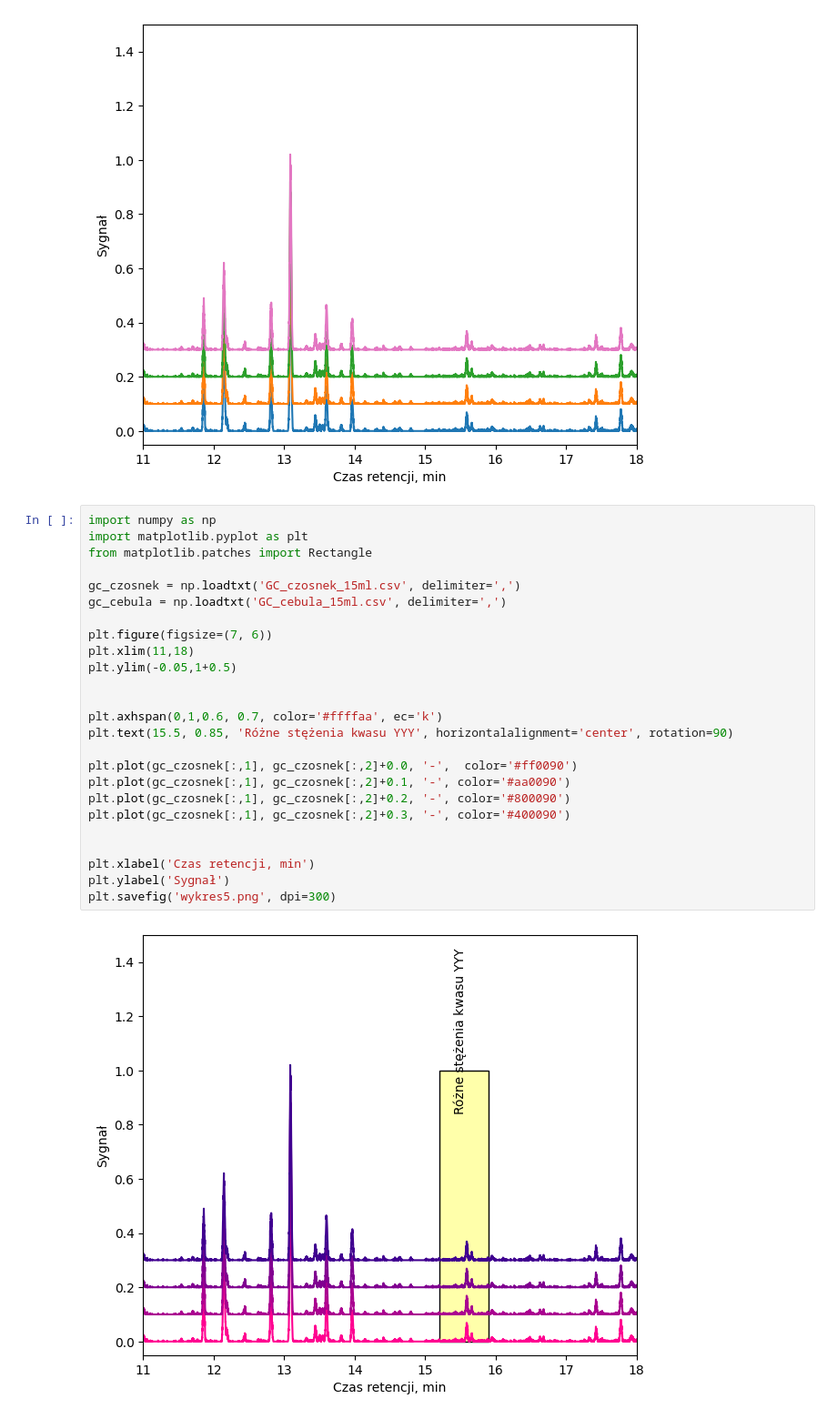
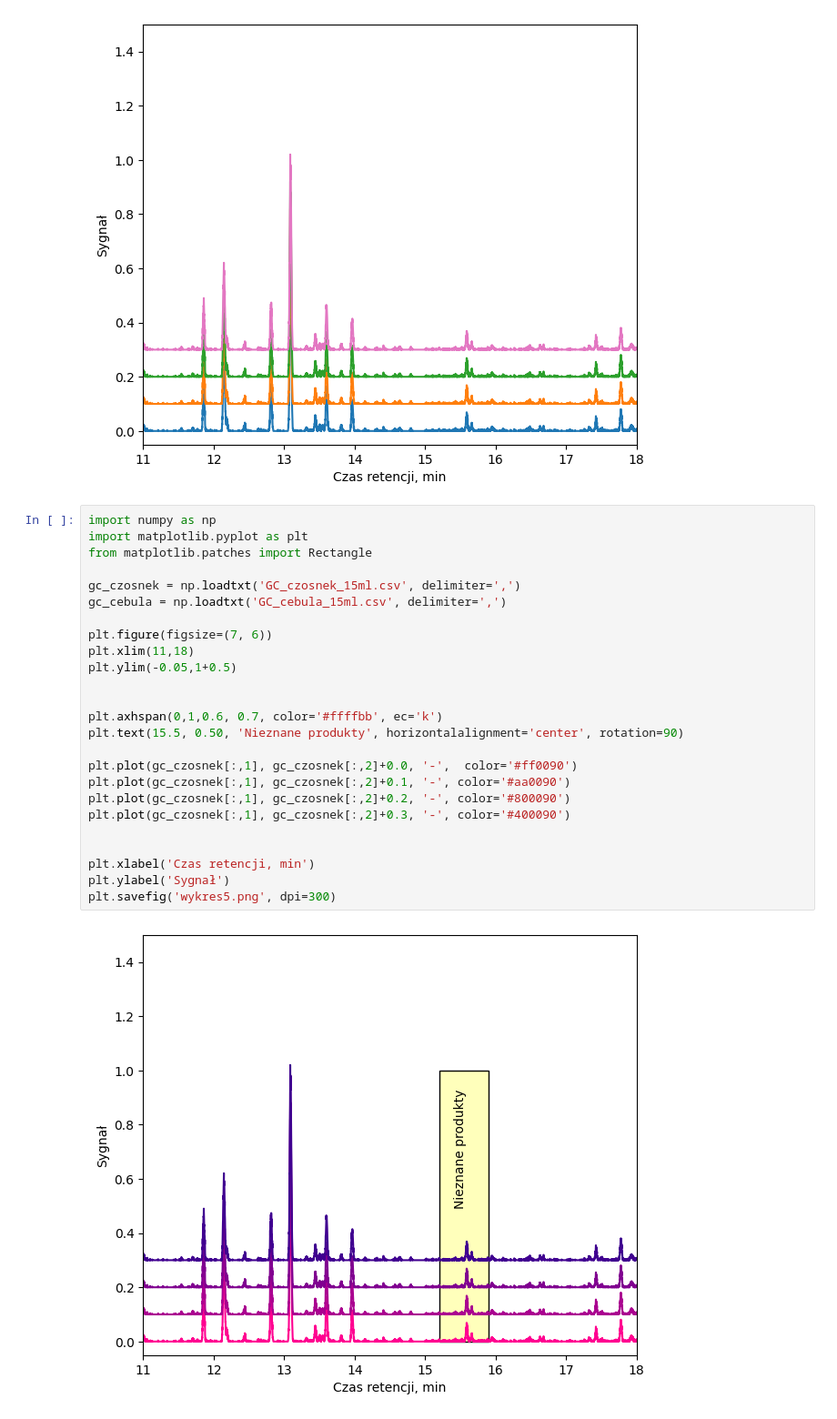
Before and after one commit to sbednarz/wykresy, a Jupyter notebook: GCMS/gc.ipynb, the cells around one changed output. Shown at 91% size. Cells and saved outputs as stored; diff of their text form.

```diff
--- a/GCMS/gc.ipynb
+++ b/GCMS/gc.ipynb
@@ -156,27 +156,27 @@ plt.savefig('wykres4.png', dpi=300)
 # %%
 import numpy as np
 import matplotlib.pyplot as plt
 from matplotlib.patches import Rectangle
 
 gc_czosnek = np.loadtxt('GC_czosnek_15ml.csv', delimiter=',')
 gc_cebula = np.loadtxt('GC_cebula_15ml.csv', delimiter=',')
 
 plt.figure(figsize=(7, 6))
 plt.xlim(11,18)
 plt.ylim(-0.05,1+0.5)
 
 
-plt.axhspan(0,1,0.6, 0.7, color='#ffffaa', ec='k')
-plt.text(15.5, 0.85, 'Różne stężenia kwasu YYY', horizontalalignment='center', rotation=90)
+plt.axhspan(0,1,0.6, 0.7, color='#ffffbb', ec='k')
+plt.text(15.5, 0.50, 'Nieznane produkty', horizontalalignment='center', rotation=90)
 
 plt.plot(gc_czosnek[:,1], gc_czosnek[:,2]+0.0, '-',  color='#ff0090')
 plt.plot(gc_czosnek[:,1], gc_czosnek[:,2]+0.1, '-', color='#aa0090')
 plt.plot(gc_czosnek[:,1], gc_czosnek[:,2]+0.2, '-', color='#800090')
 plt.plot(gc_czosnek[:,1], gc_czosnek[:,2]+0.3, '-', color='#400090')
 
 
 plt.xlabel('Czas retencji, min')
 plt.ylabel('Sygnał')
 plt.savefig('wykres5.png', dpi=300)
 # %% [output]
-[figure, old version]
+[figure, new version]
```
